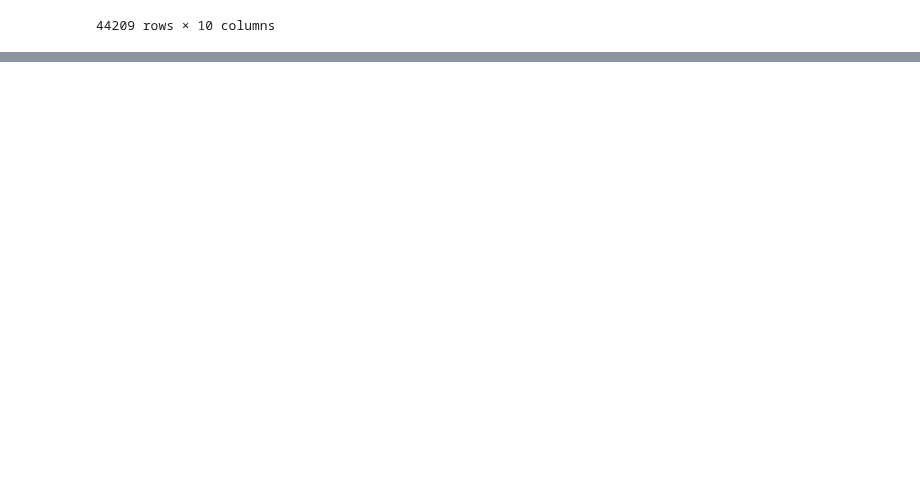
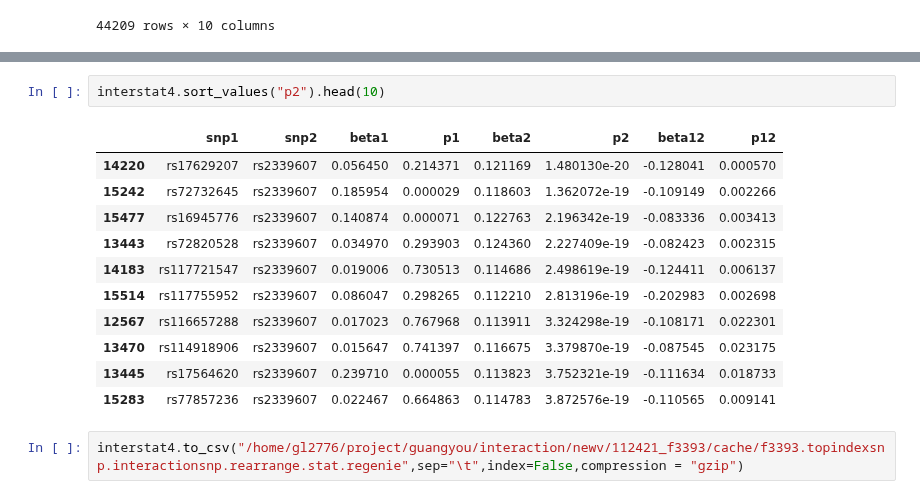
Before and after one commit to statgenetics/UKBB_GWAS_dev, a Jupyter notebook: analysis/regenie_interaction/interaction_python.ipynb, the cells around one changed output, grey strips where cells are left out. Saved outputs shown, nothing was run; the diff lists cells and outputs as text; blank space fills up the shorter version.

```diff
--- a/analysis/regenie_interaction/interaction_python.ipynb
+++ b/analysis/regenie_interaction/interaction_python.ipynb
@@ -4177,0 +4221,16 @@ tmp
+# %%
+interstat4.sort_values("p2").head(10)
+# %% [output]
+|  | snp1 | snp2 | beta1 | p1 | beta2 | p2 | beta12 | p12 |
+| 14220 | rs17629207 | rs2339607 | 0.056450 | 0.214371 | 0.121169 | 1.480130e-20 | -0.128041 | 0.000570 |
+| 15242 | rs72732645 | rs2339607 | 0.185954 | 0.000029 | 0.118603 | 1.362072e-19 | -0.109149 | 0.002266 |
+| 15477 | rs16945776 | rs2339607 | 0.140874 | 0.000071 | 0.122763 | 2.196342e-19 | -0.083336 | 0.003413 |
+| 13443 | rs72820528 | rs2339607 | 0.034970 | 0.293903 | 0.124360 | 2.227409e-19 | -0.082423 | 0.002315 |
+| 14183 | rs117721547 | rs2339607 | 0.019006 | 0.730513 | 0.114686 | 2.498619e-19 | -0.124411 | 0.006137 |
+| 15514 | rs117755952 | rs2339607 | 0.086047 | 0.298265 | 0.112210 | 2.813196e-19 | -0.202983 | 0.002698 |
+| 12567 | rs116657288 | rs2339607 | 0.017023 | 0.767968 | 0.113911 | 3.324298e-19 | -0.108171 | 0.022301 |
+| 13470 | rs114918906 | rs2339607 | 0.015647 | 0.741397 | 0.116675 | 3.379870e-19 | -0.087545 | 0.023175 |
+| 13445 | rs17564620 | rs2339607 | 0.239710 | 0.000055 | 0.113823 | 3.752321e-19 | -0.111634 | 0.018733 |
+| 15283 | rs77857236 | rs2339607 | 0.022467 | 0.664863 | 0.114783 | 3.872576e-19 | -0.110565 | 0.009141 |
+# %%
+interstat4.to_csv("/home/gl2776/project/guangyou/interaction/newv/112421_f3393/cache/f3393.topindexsnp.interactionsnp.rearrange.stat.regenie",sep="\t",index=False,compression = "gzip")
```
Also changed, not shown: parts of 4 cells of this notebook.
